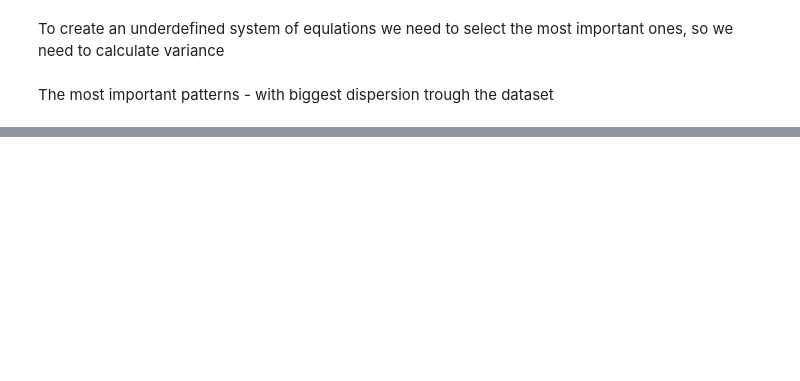
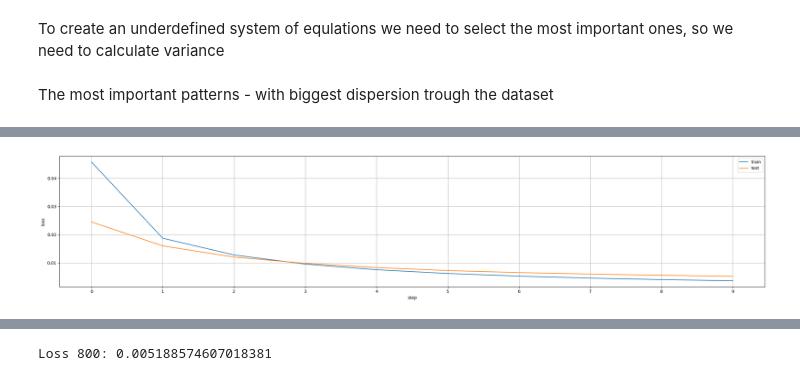
Before and after one commit to Oounce/classical-quantum-mnist, a Jupyter notebook: Classical_Reconstruction.ipynb, the cells around one changed output, grey strips where cells are left out. Cells and saved outputs as stored; diff of their text form; code cells hidden in the pictures; blank space fills up the shorter version.

```diff
--- a/Classical_Reconstruction.ipynb
+++ b/Classical_Reconstruction.ipynb
@@ -307,0 +283,12 @@ tensor(0.7960)
+# %%
+%%time
+
+most_important = np.argsort(variance)[-800:]
+
+model = Net(800).to(device)
+criterion = nn.MSELoss()
+optimizer = torch.optim.Adam(model.parameters(), lr=0.0001)
+
+pp800 = train(model, criterion, optimizer, most_important, train_loader, test_loader)
+# %% [output]
+[figure, added]
@@ -307,0 +297,5 @@ tensor(0.7960)
+# %%
+loss_800 = pp800.history_dict["loss"]["test"][-1]
+print(f"Loss 800: {loss_800}")
+# %% [output]
+Loss 800: 0.005188574607018381
```
Also changed, not shown: parts of 64 cells of this notebook, 1 other file.
